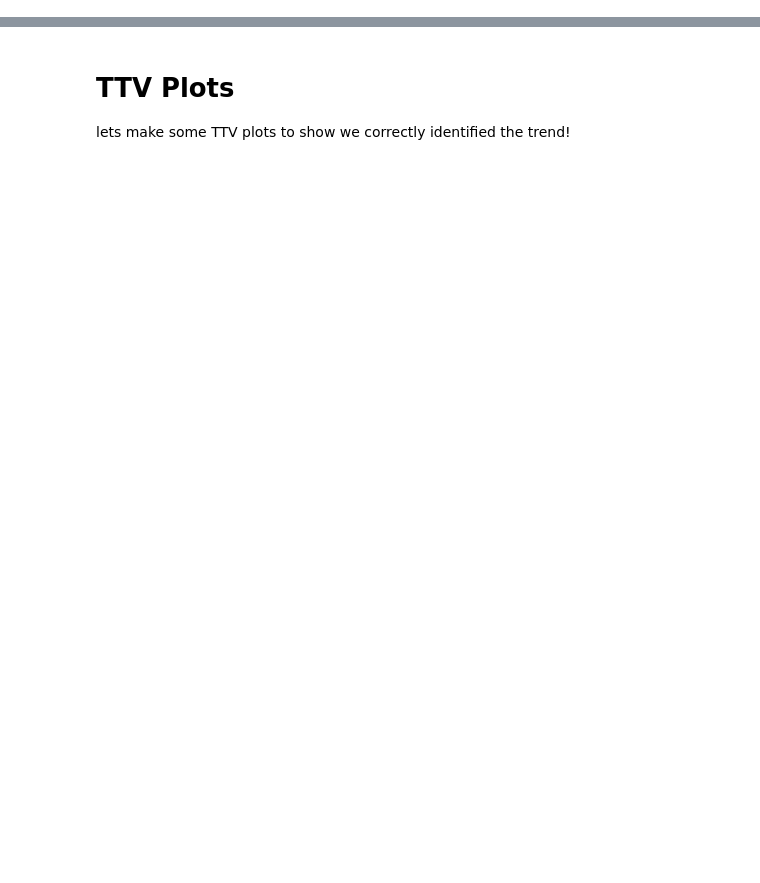
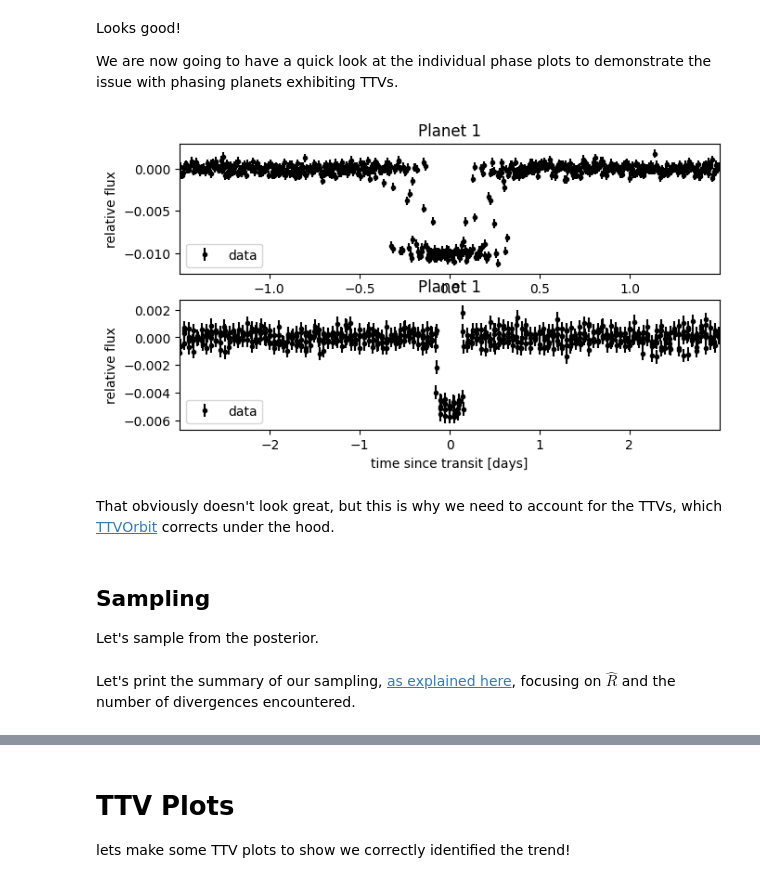
Before and after one commit to exoplanet-dev/jaxoplanet, a Jupyter notebook: docs/tutorials/ttv.ipynb, the cells around one changed output, grey strips where cells are left out. Saved outputs shown, nothing was run; the diff lists cells and outputs as text; code cells hidden in the pictures; blank space fills up the shorter version.

```diff
--- a/docs/tutorials/ttv.ipynb
+++ b/docs/tutorials/ttv.ipynb
@@ -313,0 +211,33 @@ plt.show()
+# %% [markdown]
+Looks good!
+
+We are now going to have a quick look at the individual phase plots to demonstrate the issue with phasing planets exhibiting TTVs.
+# %%
+fig, ax = plt.subplots(2, 1, figsize=(7.5, 4))
+
+map_t0s = [opt_params[f"t0_{i}"] for i in range(2)]
+map_periods = [opt_params[f"period_{i}"] for i in range(2)]
+
+for i, (period, t0) in enumerate(zip(map_periods, map_t0s)):
+    folded_time = (time - t0 + 0.5 * period) % period - 0.5 * period
+    ax[i].errorbar(
+        folded_time,
+        y - map_light_curve[:, 1 - i],
+        yerr=yerr,
+        fmt=".k",
+        label="data",
+        zorder=-1000,
+    )
+    ax[i].set_xlim(-0.5 * period, 0.5 * period)
+    ax[i].set_xlabel("time since transit [days]")
+    ax[i].set_ylabel("relative flux")
+    ax[i].set_title("Planet 1")
+    ax[i].legend()
+# %% [output]
+[figure, added]
+# %% [markdown]
+
+That obviously doesn't look great, but this is why we need to account for the TTVs, which [TTVOrbit](jaxoplanet.orbits.ttv.TTVOrbit) corrects under the hood.
+# %% [markdown]
+## Sampling
+Let's sample from the posterior.
@@ -313,0 +259,2 @@ plt.show()
+# %% [markdown]
+Let's print the summary of our sampling, [as explained here](./transit.ipynb/#checking-our-posterior-samples), focusing on $\hat{R}$ and the number of divergences encountered.
```
Also changed, not shown: parts of 42 cells of this notebook, 2 other files.
